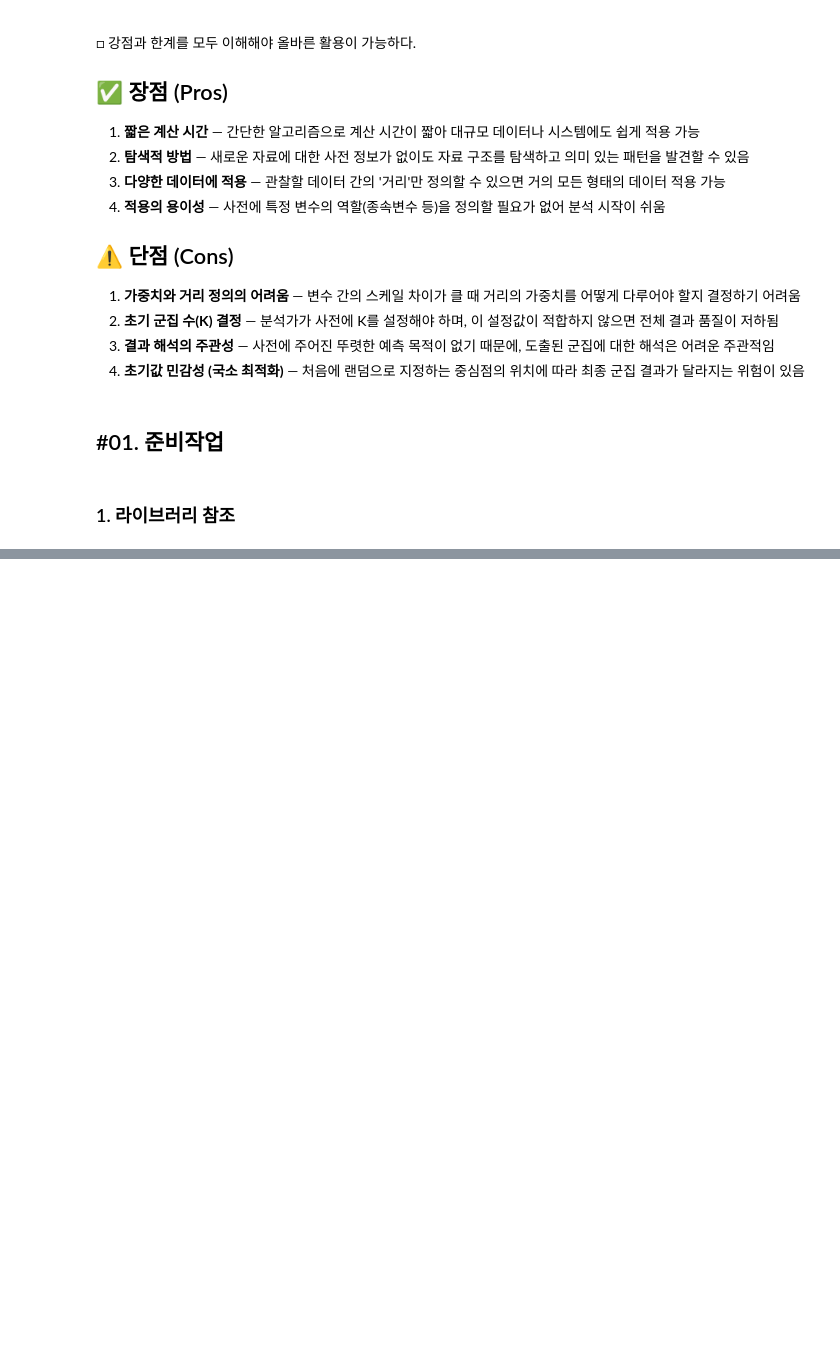
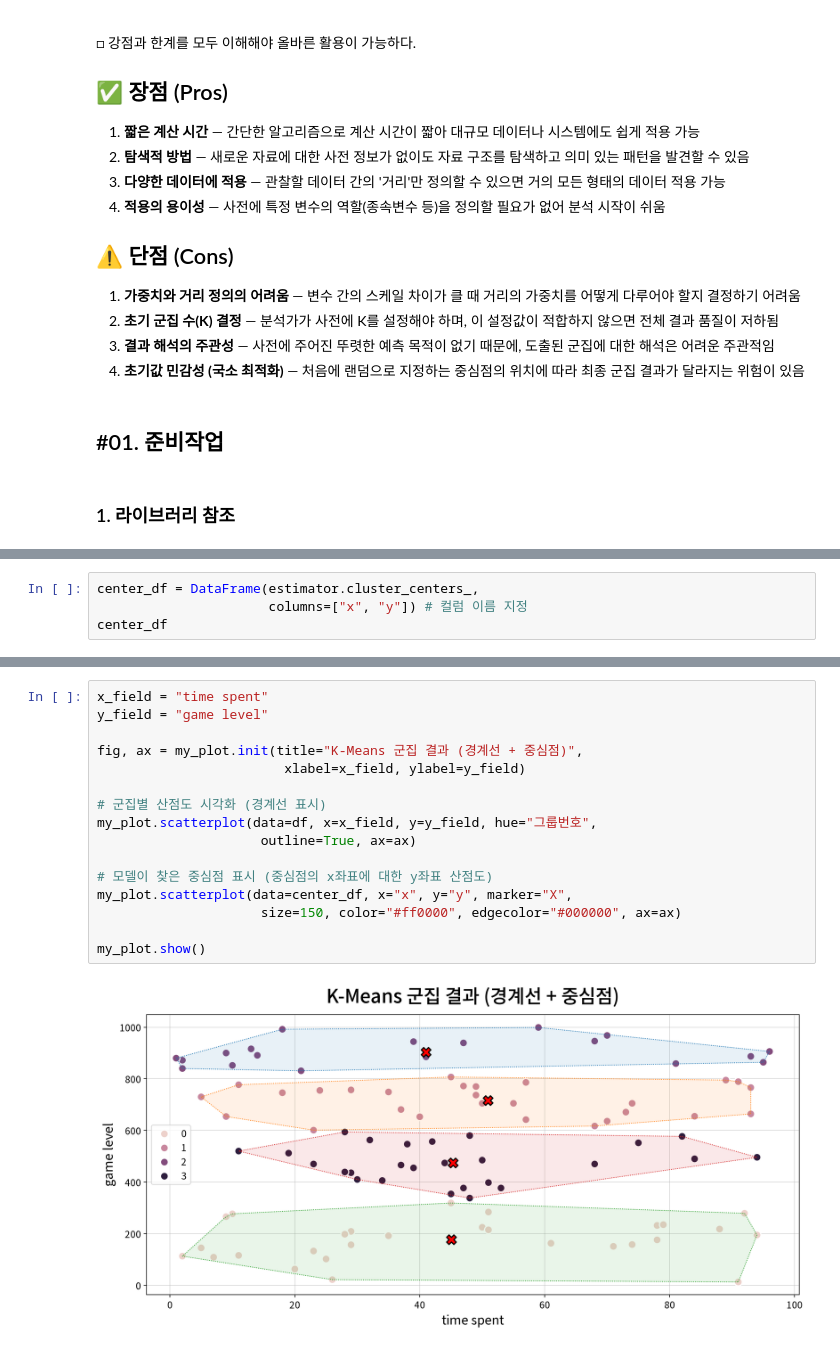
Before and after one commit to choi-yeonju/Python-Basics, a Jupyter notebook: [LAB-02] 비지도 학습/[LAB-02] 비지도 학습ㅣ02-KMeans 군집분석(실습코드) yeonju.ipynb, the cells around one changed output, grey strips where cells are left out. Drawn from its saved outputs; the diff is of its cells as text; blank space fills up the shorter version.

```diff
--- a/[LAB-02] 비지도 학습/[LAB-02] 비지도 학습ㅣ02-KMeans 군집분석(실습코드) yeonju.ipynb
+++ b/[LAB-02] 비지도 학습/[LAB-02] 비지도 학습ㅣ02-KMeans 군집분석(실습코드) yeonju.ipynb
@@ -120,0 +204,4 @@ IndentationError: expected an indented block after 'for' statement on line 686 (
+# %%
+center_df = DataFrame(estimator.cluster_centers_,
+                      columns=["x", "y"]) # 컬럼 이름 지정
+center_df
@@ -120,0 +219,18 @@ IndentationError: expected an indented block after 'for' statement on line 686 (
+# %%
+x_field = "time spent"
+y_field = "game level"
+
+fig, ax = my_plot.init(title="K-Means 군집 결과 (경계선 + 중심점)",
+                        xlabel=x_field, ylabel=y_field)
+
+# 군집별 산점도 시각화 (경계선 표시)
+my_plot.scatterplot(data=df, x=x_field, y=y_field, hue="그룹번호",
+                     outline=True, ax=ax)
+
+# 모델이 찾은 중심점 표시 (중심점의 x좌표에 대한 y좌표 산점도)
+my_plot.scatterplot(data=center_df, x="x", y="y", marker="X",
+                     size=150, color="#ff0000", edgecolor="#000000", ax=ax)
+
+my_plot.show()
+# %% [output]
+[figure, added]
```
Also changed, not shown: parts of 41 cells of this notebook, 16 other files.
